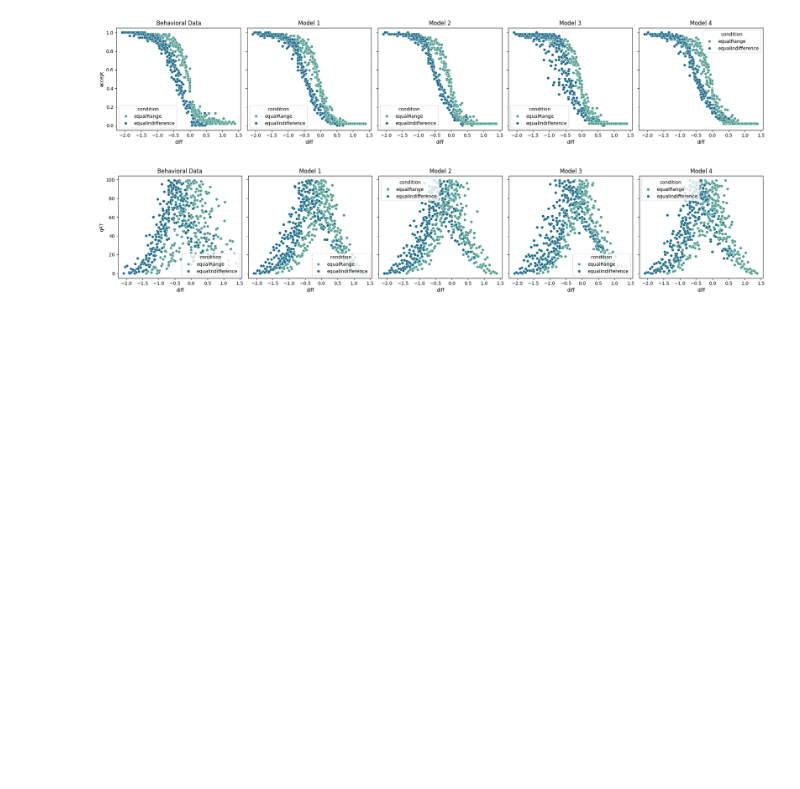
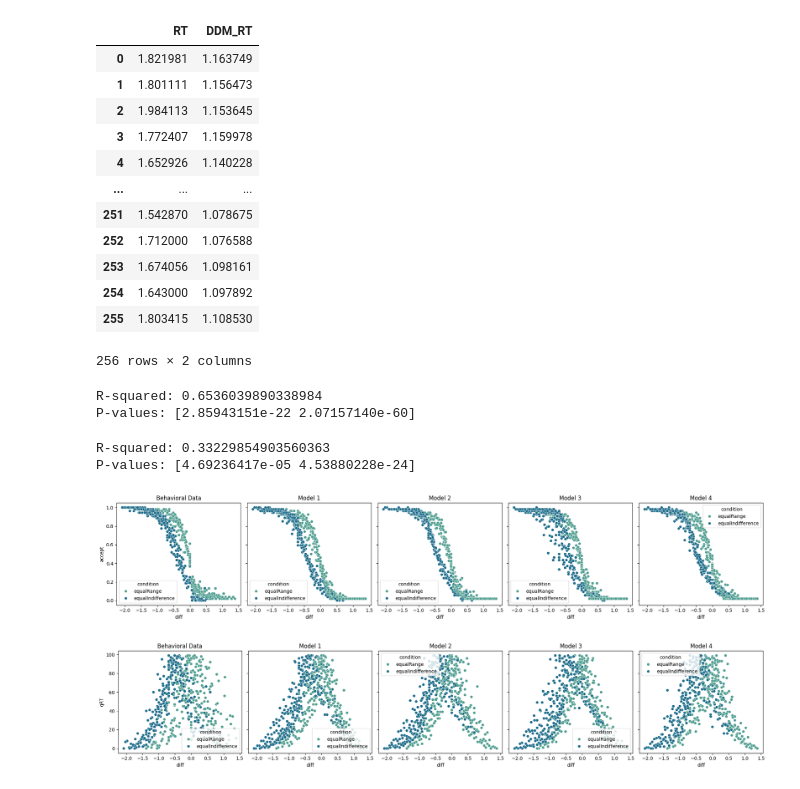
Before and after one commit to GusStgoReyes/riskyneuroarousal, a Jupyter notebook: notebooks/reproducible/6a-DDMs_performance.ipynb, the cells around one changed output. Saved outputs shown, nothing was run; the diff lists cells and outputs as text; code cells hidden in the pictures; blank space fills up the shorter version.

```diff
--- a/notebooks/exploratory/almost_reproducible/2-ddms_model_comparison.ipynb
+++ b/notebooks/reproducible/6a-DDMs_performance.ipynb
@@ -16,3 +17,68 @@ model4_samples = model_behavior(model_ID=4)
+# %%
+model1_samples = model1_samples.rename(columns={"RT": "DDM_RT", "accept": "DDM_accept"})
+data = data.merge(model1_samples, on=["sub", "gain", "loss", "condition"], how="left")
+# %%
+RT_corr = data.groupby(["condition", "gain", "loss"])[["RT", "DDM_RT"]].mean().reset_index()
+# %%
+RT_corr.query("condition == 'equalIndifference'").loc[:, ["RT", "DDM_RT"]]
+# %% [output]
+|  | RT | DDM_RT |
+| 0 | 1.821981 | 1.163749 |
+| 1 | 1.801111 | 1.156473 |
+| 2 | 1.984113 | 1.153645 |
+| 3 | 1.772407 | 1.159978 |
+| 4 | 1.652926 | 1.140228 |
+| ... | ... | ... |
+| 251 | 1.542870 | 1.078675 |
+| 252 | 1.712000 | 1.076588 |
+| 253 | 1.674056 | 1.098161 |
+| 254 | 1.643000 | 1.097892 |
+| 255 | 1.803415 | 1.108530 |
+256 rows × 2 columns
+# %%
+# equal Indifference
+X = RT_corr.query("condition == 'equalIndifference'")['DDM_RT'].values
+y = RT_corr.query("condition == 'equalIndifference'")['RT'].values
+X = sm.add_constant(X)
+
+# Fit the linear regression model
+model = sm.OLS(y, X)
+results = model.fit()
+
+# Get R-squared
+r_squared = results.rsquared
+
+# Get p-values for all coefficients
+p_values = results.pvalues
+
+# Print the results
+print("R-squared:", r_squared)
+print("P-values:", p_values)
+# %% [output]
+R-squared: 0.6536039890338984
+P-values: [2.85943151e-22 2.07157140e-60]
+# %%
+# equal Indifference
+X = RT_corr.query("condition == 'equalRange'")['DDM_RT'].values
+y = RT_corr.query("condition == 'equalRange'")['RT'].values
+X = sm.add_constant(X)
+
+# Fit the linear regression model
+model = sm.OLS(y, X)
+results = model.fit()
+
+# Get R-squared
+r_squared = results.rsquared
+
+# Get p-values for all coefficients
+p_values = results.pvalues
+
+# Print the results
+print("R-squared:", r_squared)
+print("P-values:", p_values)
+# %% [output]
+R-squared: 0.33229854903560363
+P-values: [4.69236417e-05 4.53880228e-24]
 # %%
 # Group by the prospects and condition
 data = (
```
Also changed, not shown: parts of 2 cells of this notebook, 36 other files.
